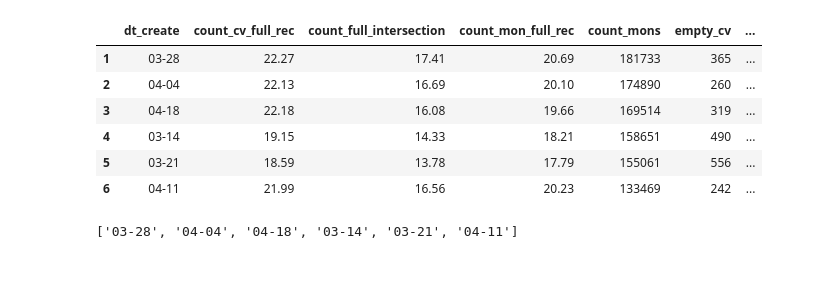
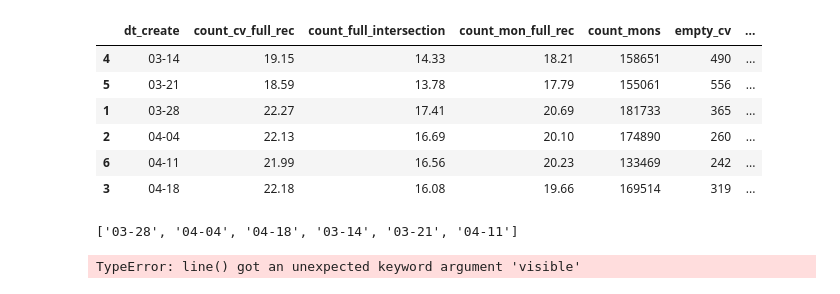
Before and after one commit to Lelenoir/CV_stats, a Jupyter notebook: JupLab.ipynb, the cells around one changed output. Cells and saved outputs as stored; diff of their text form; code cells hidden in the pictures.

```diff
--- a/JupLab.ipynb
+++ b/JupLab.ipynb
@@ -100,16 +100,17 @@ pivot_days.index += 1
 # %%
 pivot_days['date'] = '2022-' + pivot_days['dt_create']
 pivot_days['date'] = pd.to_datetime(pivot_days['date'], format='%Y-%m-%d')
 pivot_days = pivot_days.round(2)
+pivot_days = pivot_days.sort_values(by='dt_create')
 pivot_days
 # %% [output]
 |  | dt_create | count_cv_full_rec | count_full_intersection | count_mon_full_rec | count_mons | empty_cv | ... |
+| 4 | 03-14 | 19.15 | 14.33 | 18.21 | 158651 | 490 | ... |
+| 5 | 03-21 | 18.59 | 13.78 | 17.79 | 155061 | 556 | ... |
 | 1 | 03-28 | 22.27 | 17.41 | 20.69 | 181733 | 365 | ... |
 | 2 | 04-04 | 22.13 | 16.69 | 20.10 | 174890 | 260 | ... |
+| 6 | 04-11 | 21.99 | 16.56 | 20.23 | 133469 | 242 | ... |
 | 3 | 04-18 | 22.18 | 16.08 | 19.66 | 169514 | 319 | ... |
-| 4 | 03-14 | 19.15 | 14.33 | 18.21 | 158651 | 490 | ... |
-| 5 | 03-21 | 18.59 | 13.78 | 17.79 | 155061 | 556 | ... |
-| 6 | 04-11 | 21.99 | 16.56 | 20.23 | 133469 | 242 | ... |
 # %%
 pivot_days.dt_create.tolist()
 # %% [output]
@@ -233,0 +212,49 @@ fig.show()
+# %%
+fig = px.line(pivot_days,
+              x=pivot_days.dt_create.unique().tolist(),
+              y='recognition',
+              text='recognition',
+              color_discrete_sequence=[px.colors.qualitative.Vivid[2], px.colors.qualitative.Vivid[4], px.colors.qualitative.Vivid[7]],
+              visible='legendonly',
+              height=300)
+
+fig.update_yaxes(visible=True, showticklabels=True, title='', range=[70, 90])
+fig.update_xaxes(type='category', fixedrange=False,
+                 showspikes=True, showticklabels=True, title='')
+
+fig.update_traces(
+    textposition='top center',
+    mode="markers+lines+text",
+    # hovertemplate=None,
+
+)
+fig.update_layout(
+    # hovermode="x unified",
+    hoverlabel=dict(
+        namelength=-1,
+        bordercolor="White"),
+    margin=dict(l=10, r=10, t=20, b=0),
+    legend=dict(
+        orientation="h",
+        yanchor="bottom",
+        y=1.02,
+        xanchor="left",
+        x=0,
+    title='',
+    title_font_family="Verdana",
+    font=dict(
+        family="Sans-serif",
+        size=12,
+        color="black"
+        ),
+    bordercolor="Black",
+    bgcolor=None,
+)
+)
+
+config = dict({'scrollZoom': False, 'displaylogo': False, 'modeBarButtonsToRemove': ["zoomIn2d", "zoomOut2d"]})
+
+
+fig.show(config=config)
+# %% [output]
+TypeError: line() got an unexpected keyword argument 'visible'
```
Also changed, not shown: parts of 6 cells of this notebook, 2 other files.
